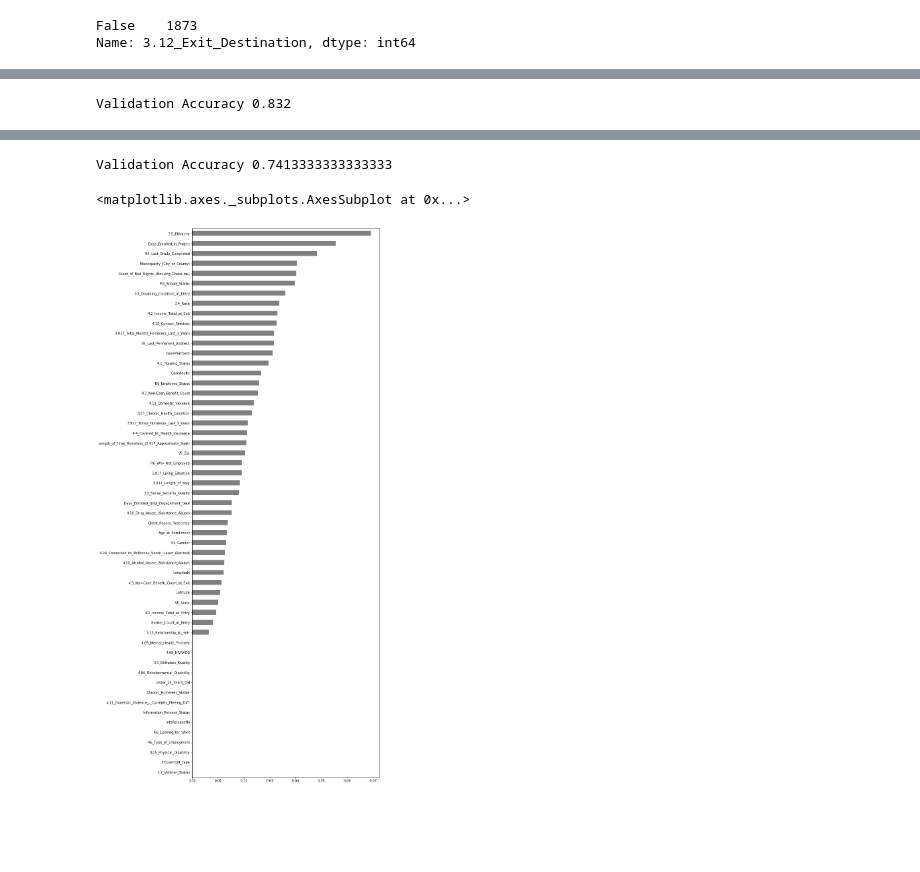
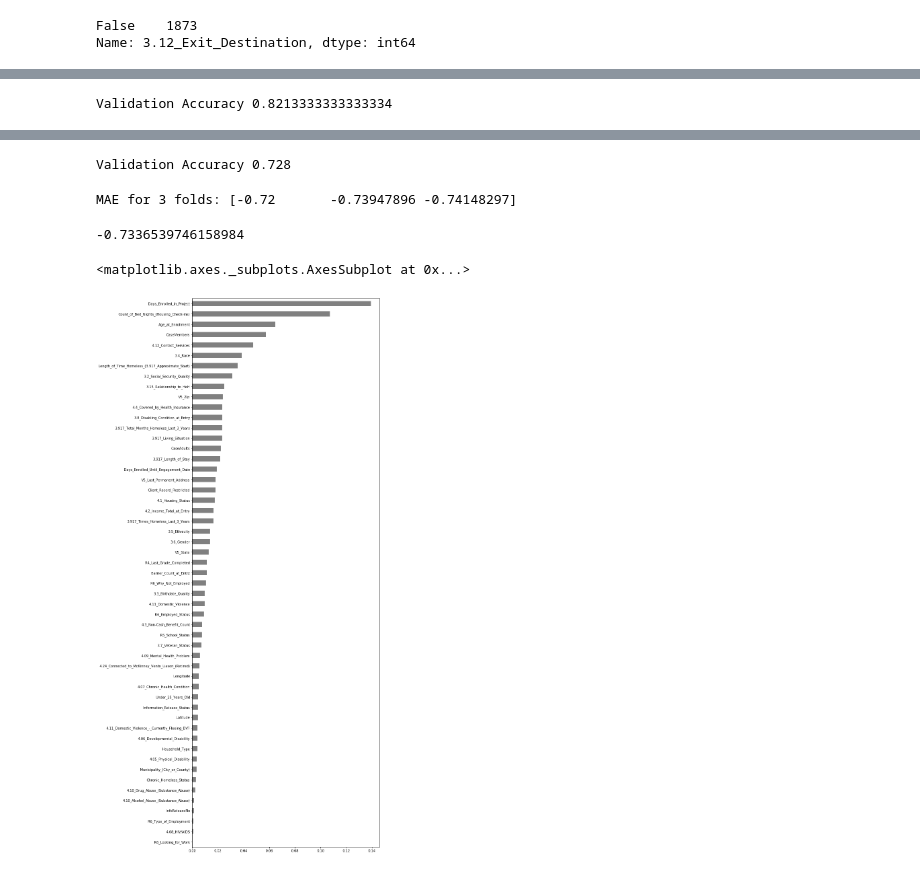
Before and after one commit to iesous-kurios/DS-Unit-2-Applied-Modeling, a Jupyter notebook: module2/LS_DS_232_assignment.ipynb, the cells around one changed output, grey strips where cells are left out. Saved outputs shown, nothing was run; the diff lists cells and outputs as text; code cells hidden in the pictures; blank space fills up the shorter version.

Commit message:
all clean, and working models, assignment complete

```diff
--- a/module2/LS_DS_232_assignment.ipynb
+++ b/module2/LS_DS_232_assignment.ipynb
@@ -176,7 +176,8 @@ def wrangle(X):
     X = X.dropna(subset=['3.12_Exit_Destination'])
 
     # remove columns to avoid data leakage
-    X = X.drop(columns=['3.12_Exit_Destination', '5.9_Household_ID', '5.8_Personal_ID'])
+    X = X.drop(columns=['3.12_Exit_Destination', '5.9_Household_ID', '5.8_Personal_ID',
+                       '4.2_Income_Total_at_Exit', '4.3_Non-Cash_Benefit_Count_at_Exit'])
 
     # Drop needless feature
     unusable_variance = ['Enrollment_Created_By', '4.24_Current_Status_(Retired_Data_Element)']
@@ -227,7 +246,7 @@ pipeline.fit(X_train, y_train)
 y_pred = pipeline.predict(X_val)
 print('Validation Accuracy', accuracy_score(y_val, y_pred))
 # %% [output]
-Validation Accuracy 0.832
+Validation Accuracy 0.8213333333333334
 # %%
 # Make pipeline!
 pipeline = make_pipeline(
@@ -262,7 +281,7 @@ Pipeline(memory=None,
 y_pred = pipeline.predict(X_val)
 print('Validation Accuracy', accuracy_score(y_val, y_pred))
 # %% [output]
-Validation Accuracy 0.7413333333333333
+Validation Accuracy 0.728
 # %%
 # cross validation
 
@@ -270,22 +289,26 @@ k = 3
 scores = cross_val_score(pipeline, X_train, y_train, cv=k,
                          scoring='accuracy')
 print(f'MAE for {k} folds:', -scores)
+# %% [output]
+MAE for 3 folds: [-0.72       -0.73947896 -0.74148297]
 # %%
 -scores.mean()
+# %% [output]
+-0.7336539746158984
 # %%
 # get and plot feature importances
 
 # Linear models have coefficients whereas decision trees have "Feature Importances"
 import matplotlib.pyplot as plt
 
-model = pipeline.named_steps['xgbclassifier']
+model = pipeline.named_steps['randomforestclassifier']
 encoder = pipeline.named_steps['ordinalencoder']
 encoded_columns = encoder.transform(X_val).columns
 importances = pd.Series(model.feature_importances_, encoded_columns)
 plt.figure(figsize=(10,30))
 importances.sort_values().plot.barh(color='grey')
 # %% [output]
 <matplotlib.axes._subplots.AxesSubplot at 0x...>
-[figure, old version]
+[figure, new version]
 # %%
 df['4.1_Housing_Status'].value_counts()
```
Also changed, not shown: parts of 26 cells of this notebook.
